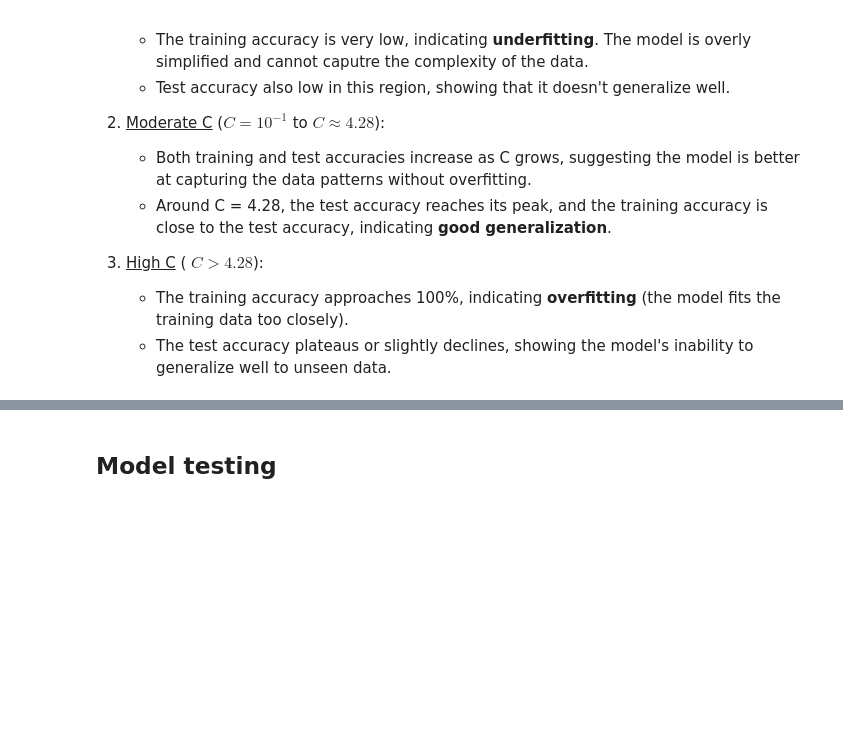
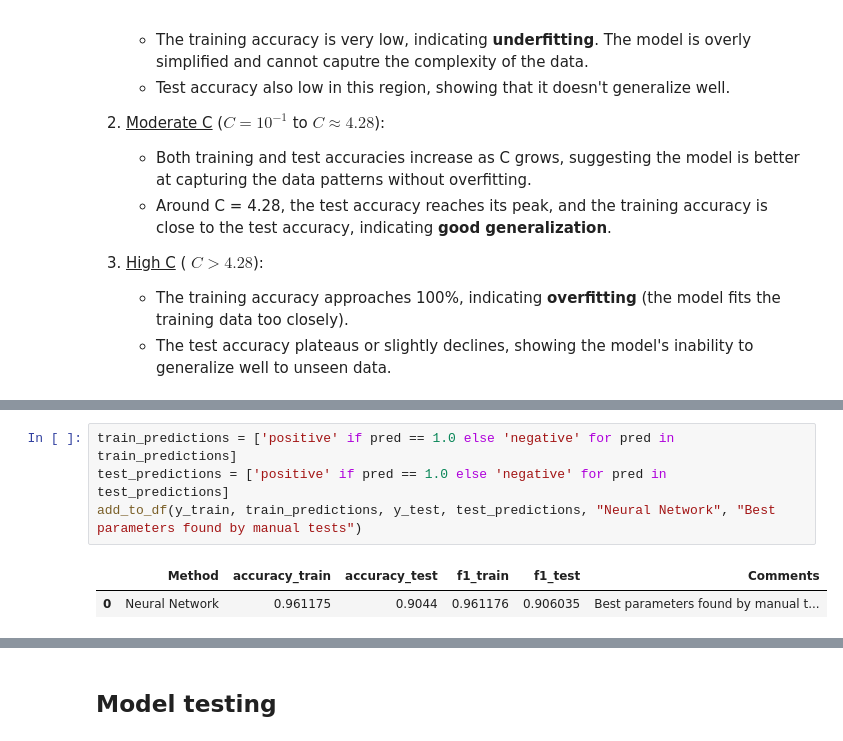
Before and after one commit to javisin22/CSC461projectSinPelegrin, a Jupyter notebook: movieReviews.ipynb, the cells around one changed output, grey strips where cells are left out. Saved outputs shown, nothing was run; the diff lists cells and outputs as text; blank space fills up the shorter version.

Commit message:
Added neural network model

```diff
--- a/movieReviews.ipynb
+++ b/movieReviews.ipynb
@@ -472,0 +578,7 @@ In this plot we can observe the following insights:
+# %%
+train_predictions = ['positive' if pred == 1.0 else 'negative' for pred in train_predictions]
+test_predictions = ['positive' if pred == 1.0 else 'negative' for pred in test_predictions]
+add_to_df(y_train, train_predictions, y_test, test_predictions, "Neural Network", "Best parameters found by manual tests")
+# %% [output]
+|  | Method | accuracy_train | accuracy_test | f1_train | f1_test | Comments |
+| 0 | Neural Network | 0.961175 | 0.9044 | 0.961176 | 0.906035 | Best parameters found by manual t... |
```
Also changed, not shown: parts of 14 cells of this notebook.
